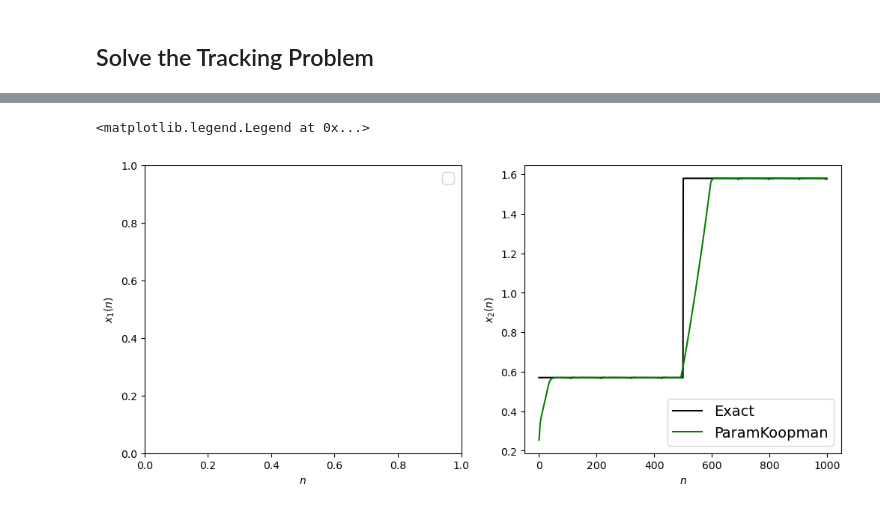
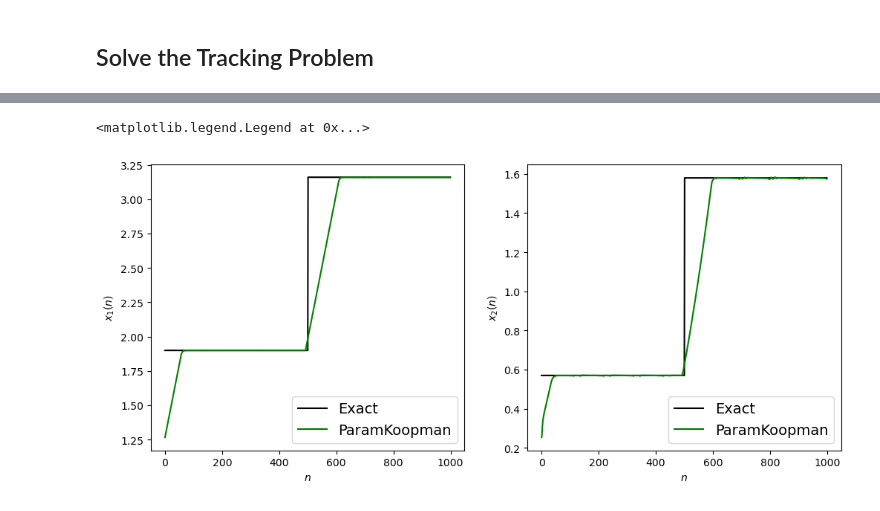
Before and after one commit to ReichtumQian/Para-Koopman-Learning, a Jupyter notebook: example/kdv control/kdv.ipynb, the cells around one changed output, grey strips where cells are left out. Cells and saved outputs as stored; diff of their text form; code cells hidden in the pictures.

```diff
--- a/example/kdv control/kdv.ipynb
+++ b/example/kdv control/kdv.ipynb
@@ -37,14 +37,16 @@ def momentum_func(x):
   momentum = torch.sum(x **2, dim=1, keepdim=True) * x_step
   return momentum
 
-def observable_func(x):
+def mass_momentum_func(x):
   mass = mass_func(x)
   momentum = momentum_func(x)
   return torch.cat((mass, momentum), dim=1)
 
+observable_func = pkdl.ObservableFunction(mass_momentum_func, 2)
+
 
 # set up the solver
-solver.load_dataset_setup("data/linear_kdv_dataset.pt", observable_func, sample_func)
+solver.load_dataset_setup("data/kdv_dataset.pt", observable_func, sample_func)
 K = solver.solve()
 koopman_dynamics = pkdl.KoopmanODEDynamics(solver.dynamics, K, solver.dictionary, solver.dynamics.dim, solver.dynamics.param_dim)
 # %% [output]
@@ -72,9 +74,9 @@ for i in range(traj_len):
     momentum_ref[i, :] = 0.57
 
 
-# mass_solver = pkdl.KoopmanMPCSolver(solver.dynamics, K, solver.dictionary, mass_ref, time_horizon, 1, lambda_param)
-# mass_controls, mass_traj = mass_solver.solve(state0, -1, 1)
+mass_solver = pkdl.KoopmanMPCSolver(solver.dynamics, K, solver.dictionary, mass_ref, time_horizon, 0, lambda_param)
+mass_controls = mass_solver.solve(state0, -1, 1)
 
-momentum_solver = pkdl.KoopmanMPCSolver(solver.dynamics, K, solver.dictionary, momentum_ref, time_horizon, 2, lambda_param)
+momentum_solver = pkdl.KoopmanMPCSolver(solver.dynamics, K, solver.dictionary, momentum_ref, time_horizon, 1, lambda_param)
 momentum_controls= momentum_solver.solve(state0, -1, 1)
 # %% [output]
@@ -82,23 +85,24 @@ momentum_controls= momentum_solver.solve(state0, -1, 1)
 # %%
 
+t_grid = np.arange(0, traj_len)
+mass_traj = koopman_dynamics.traj(state0.unsqueeze(0), mass_controls.to(torch.float32), traj_len)
 momentum_traj = koopman_dynamics.traj(state0.unsqueeze(0), momentum_controls.to(torch.float32), traj_len)
-t_grid = np.arange(0, traj_len)
 # %%
 
 fig, (ax1, ax2) = plt.subplots(1, 2, sharey=False, figsize=(12,5))
-# ax1.plot(t_grid, mass_ref[:,0], 'k-', label='Exact', markevery=2)
-# ax1.plot(t_grid, mass_traj[:,1], 'gs', label='ParamKoopman', markevery=2)
+ax1.plot(t_grid, mass_ref.detach().numpy()[:,0], 'k-', label='Exact', markevery=2)
+ax1.plot(t_grid, mass_traj.detach().numpy()[0,:,0], 'g-', label='ParamKoopman', markevery=2)
 
 ax2.plot(t_grid, momentum_ref.detach().numpy()[:,0], 'k-', label='Exact', markevery=2)
-ax2.plot(t_grid, momentum_traj.detach().numpy()[0,:,2], 'g-', label='ParamKoopman', markevery=2)
+ax2.plot(t_grid, momentum_traj.detach().numpy()[0,:,1], 'g-', label='ParamKoopman', markevery=2)
 
 ax1.set_xlabel(r"$n$")
 ax1.set_ylabel(r"$x_{1}(n)$")
 ax1.legend(loc='best',prop={'size':14})
 
 ax2.set_xlabel(r"$n$")
 ax2.set_ylabel(r"$x_{2}(n)$")
 ax2.legend(loc='best',prop={'size':14})
 # %% [output]
 <matplotlib.legend.Legend at 0x...>
-[figure, old version]
+[figure, new version]
```
Also changed, not shown: parts of 2 cells of this notebook, 1 other file.
